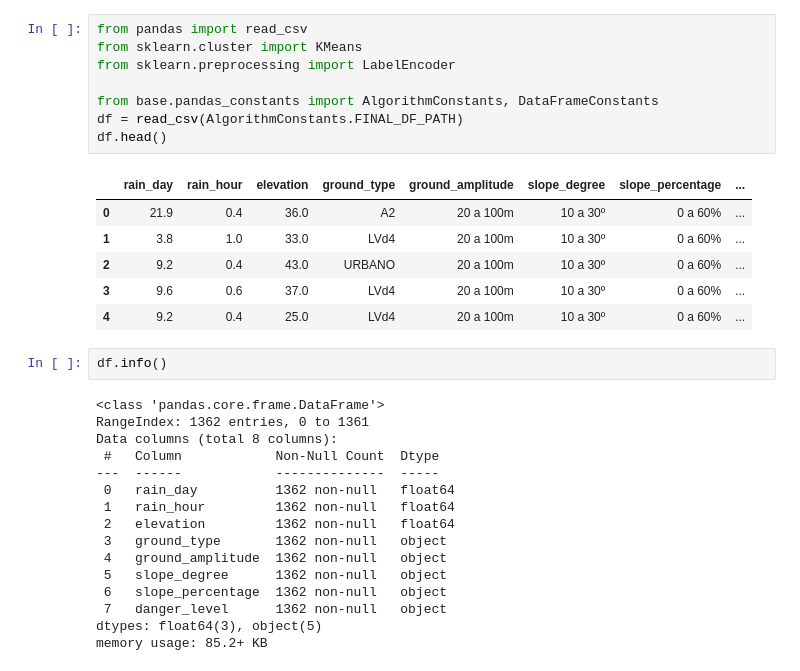
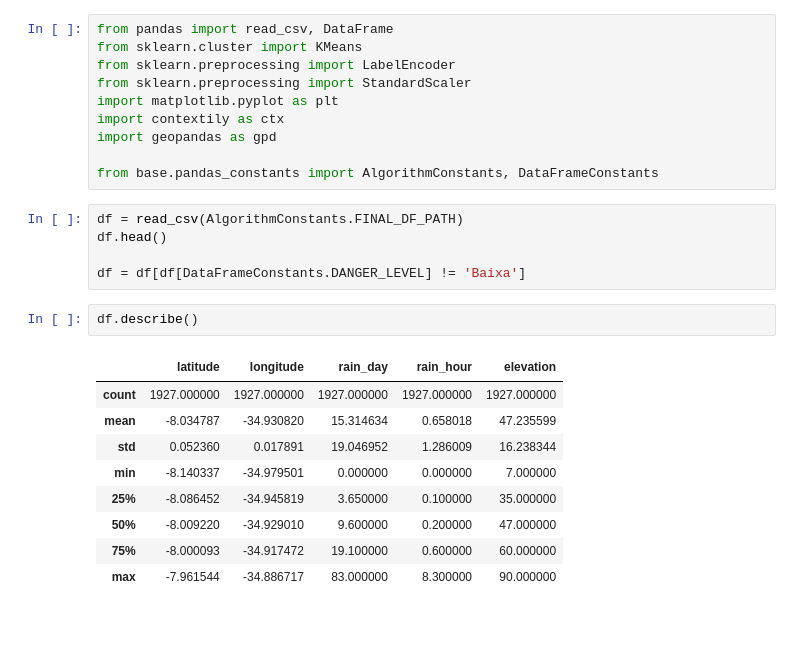
Before and after one commit to pedro-patriota/AI-for-LandSlide-prediction-, a Jupyter notebook: algorithm/clustering/k_means.ipynb, the cells around one changed output. Drawn from its saved outputs; the diff is of its cells as text; blank space fills up the shorter version.

```diff
--- a/algorithm/clustering/k_means.ipynb
+++ b/algorithm/clustering/k_means.ipynb
@@ -1,36 +1,30 @@
 # %%
-from pandas import read_csv
+from pandas import read_csv, DataFrame
 from sklearn.cluster import KMeans
 from sklearn.preprocessing import LabelEncoder
+from sklearn.preprocessing import StandardScaler
+import matplotlib.pyplot as plt
+import contextily as ctx
+import geopandas as gpd
 
 from base.pandas_constants import AlgorithmConstants, DataFrameConstants
-df = read_csv(AlgorithmConstants.FINAL_DF_PATH)
-df.head()
-# %% [output]
-|  | rain_day | rain_hour | elevation | ground_type | ground_amplitude | slope_degree | slope_percentage | ... |
-| 0 | 21.9 | 0.4 | 36.0 | A2 | 20 a 100m | 10 a 30º | 0 a 60% | ... |
-| 1 | 3.8 | 1.0 | 33.0 | LVd4 | 20 a 100m | 10 a 30º | 0 a 60% | ... |
-| 2 | 9.2 | 0.4 | 43.0 | URBANO | 20 a 100m | 10 a 30º | 0 a 60% | ... |
-| 3 | 9.6 | 0.6 | 37.0 | LVd4 | 20 a 100m | 10 a 30º | 0 a 60% | ... |
-| 4 | 9.2 | 0.4 | 25.0 | LVd4 | 20 a 100m | 10 a 30º | 0 a 60% | ... |
+# %%
+df = read_csv(AlgorithmConstants.FINAL_DF_PATH)
+df.head()
+
+df = df[df[DataFrameConstants.DANGER_LEVEL] != 'Baixa']
 # %%
-df.info()
+df.describe()
 # %% [output]
-<class 'pandas.core.frame.DataFrame'>
-RangeIndex: 1362 entries, 0 to 1361
-Data columns (total 8 columns):
- #   Column            Non-Null Count  Dtype
----  ------            --------------  -----
- 0   rain_day          1362 non-null   float64
- 1   rain_hour         1362 non-null   float64
- 2   elevation         1362 non-null   float64
- 3   ground_type       1362 non-null   object
- 4   ground_amplitude  1362 non-null   object
- 5   slope_degree      1362 non-null   object
- 6   slope_percentage  1362 non-null   object
- 7   danger_level      1362 non-null   object
-dtypes: float64(3), object(5)
-memory usage: 85.2+ KB
+|  | latitude | longitude | rain_day | rain_hour | elevation |
+| count | 1927.000000 | 1927.000000 | 1927.000000 | 1927.000000 | 1927.000000 |
+| mean | -8.034787 | -34.930820 | 15.314634 | 0.658018 | 47.235599 |
+| std | 0.052360 | 0.017891 | 19.046952 | 1.286009 | 16.238344 |
+| min | -8.140337 | -34.979501 | 0.000000 | 0.000000 | 7.000000 |
+| 25% | -8.086452 | -34.945819 | 3.650000 | 0.100000 | 35.000000 |
+| 50% | -8.009220 | -34.929010 | 9.600000 | 0.200000 | 47.000000 |
+| 75% | -8.000093 | -34.917472 | 19.100000 | 0.600000 | 60.000000 |
+| max | -7.961544 | -34.886717 | 83.000000 | 8.300000 | 90.000000 |
 # %%
 label_encoders = {}
 categorical_columns = [
```
Also changed, not shown: parts of 10 cells of this notebook, 3 other files.
